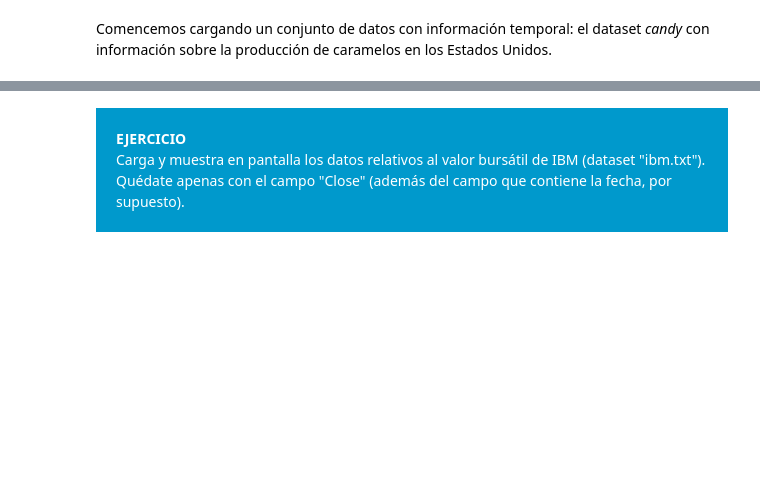
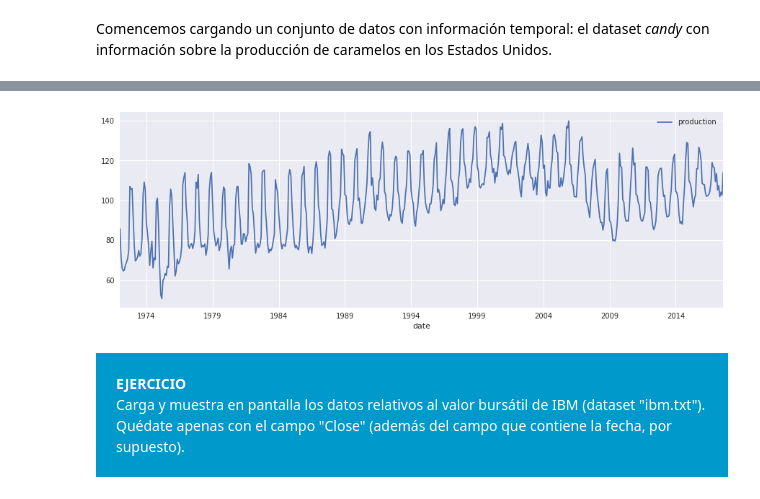
Before and after one commit to JoelDela/Master-Data-Science, a Jupyter notebook: Time_Series/TSA - Sesión.ipynb, the cells around one changed output, grey strips where cells are left out. Saved outputs shown, nothing was run; the diff lists cells and outputs as text; code cells hidden in the pictures; blank space fills up the shorter version.

```diff
--- a/Time_Series/TSA - Sesión.ipynb
+++ b/Time_Series/TSA - Sesión.ipynb
@@ -56,3 +56,12 @@
 <div style = "float:right"><a style="text-decoration:none" href = "#inicio">Inicio</a></div>
 # %% [markdown]
 Comencemos cargando un conjunto de datos con información temporal: el dataset <i>candy</i> con información sobre la producción de caramelos en los Estados Unidos.
+# %%
+import numpy as np
+import pandas as pd
+import matplotlib.pyplot as plt
+import seaborn as sns
+plt.style.use('seaborn')
+pd.options.display.max_columns=50
+# %%
+plt.rcParams["figure.figsize"] = (15,5)
@@ -59,3 +80,12 @@ Comencemos cargando un conjunto de datos con información temporal: el dataset <
+# %%
+candy=pd.read_csv('candy_production.csv',parse_dates=['observation_date'])
+candy.rename({'observation_date':'date','IPG3113N':'production'},axis=1,inplace=True)
+candy.set_index('date',inplace=True)
+candy=candy.to_period()       #Transforma los datos de 'fechas exactas' a 'periodos'
+candy.plot()                  #Se trata del método implicito de pandas para hacer grafos
+plt.show()
+# %% [output]
+[figure, added]
 # %% [markdown]
 <div style="background:#0099cc;padding:20px;color:#ffffff">
 <strong>EJERCICIO</strong>
```
Also changed, not shown: parts of 173 cells of this notebook.
